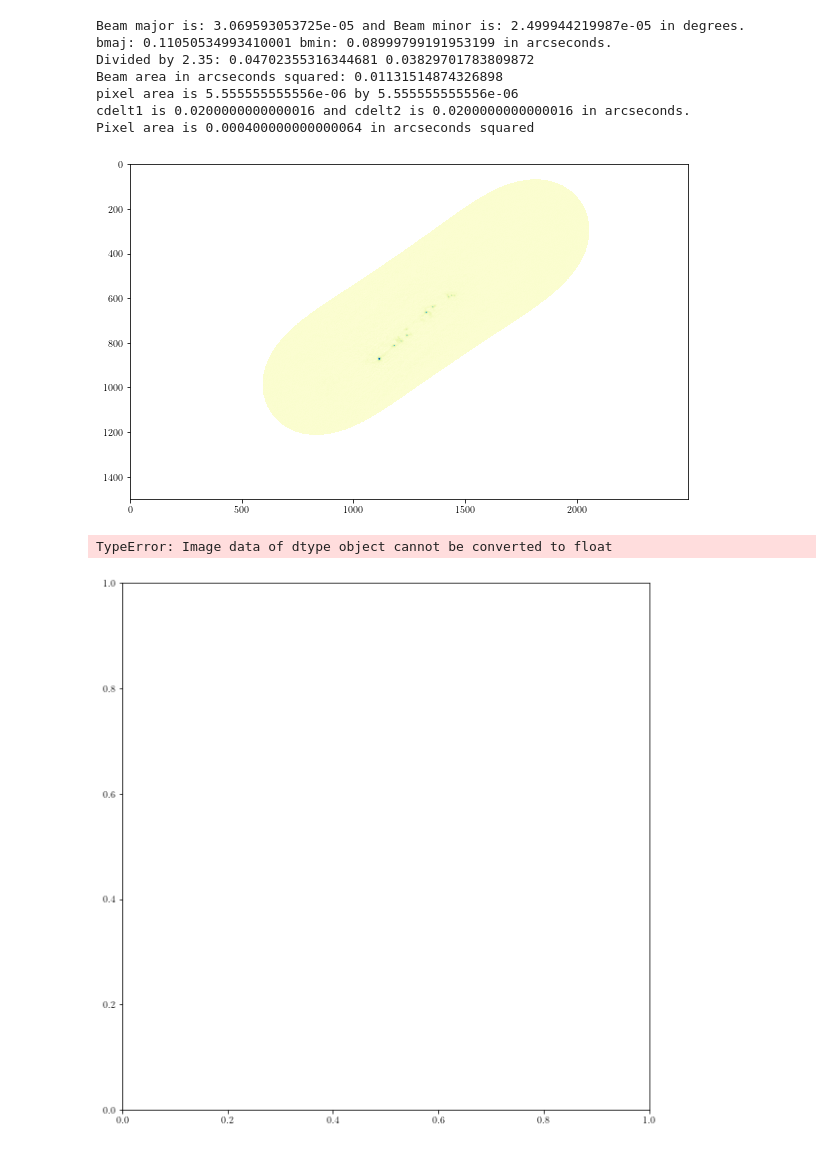
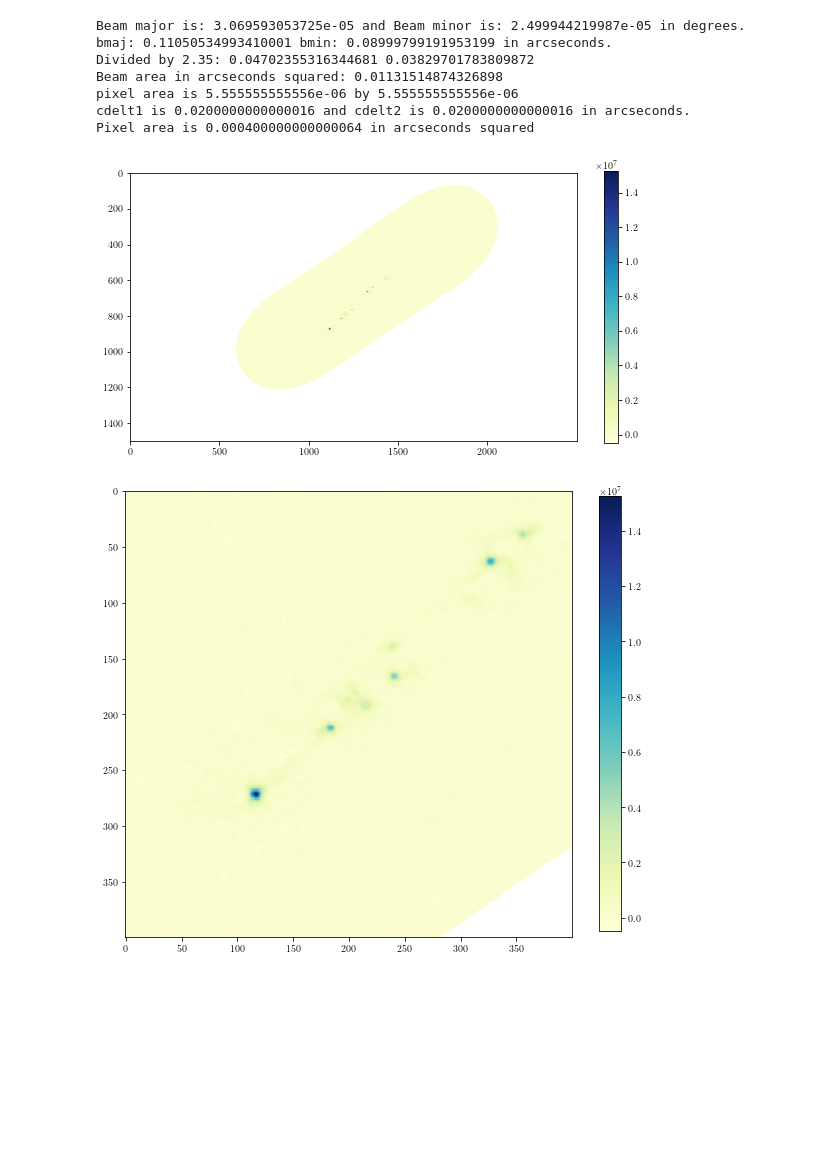
Before and after one commit to annadavidson/Summer-2020-Research, a Jupyter notebook: Continuum Emission Mass Map.ipynb, the cells around one changed output. Drawn from its saved outputs; the diff is of its cells as text; code cells hidden in the pictures; blank space fills up the shorter version.

```diff
--- a/Continuum Emission Mass Map.ipynb
+++ b/Continuum Emission Mass Map.ipynb
@@ -141,21 +142,24 @@ Beam area in arcseconds squared: 0.01131514874326898
 pixel area is 5.555555555556e-06 by 5.555555555556e-06
 cdelt1 is 0.0200000000000016 and cdelt2 is 0.0200000000000016 in arcseconds.
 Pixel area is 0.000400000000000064 in arcseconds squared
-# %%
-fig2 = pylab.figure(1,figsize=(10,10))
-ax2 = pylab.subplot()
-im2 = pylab.imshow(image_mass,cmap='YlGnBu')
-# %% [output]
-[figure, removed]
+# %%
+fig2 = pylab.figure(1,figsize=(10,10))
+ax2 = pylab.subplot()
+fig2.colorbar(im2, ax=ax2, shrink = 0.5) #colorbar shrink is set to size the bar, would love a better way to do this
+#see https://matplotlib.org/3.1.0/gallery/color/colorbar_basics.html#sphx-glr-gallery-color-colorbar-basics-py
+#or https://matplotlib.org/3.1.0/api/_as_gen/matplotlib.pyplot.colorbar.html#matplotlib.pyplot.colorbar
+im2 = pylab.imshow(image_mass,cmap='YlGnBu')
+# %% [output]
+[figure, added]
 # %%
 #Make a cutout -- from https://docs.astropy.org/en/stable/nddata/utils.html#cutout-images
-position = (1200.0, 800.0)
-size = (500, 500)     # pixels
+position = (1200.0, 800.0) #center of the cutout
+size = (400, 400)     #dimension of cutout in pixels
 cutout = Cutout2D(image_mass, position, size)
 
 fig3 = pylab.figure(1,figsize=(10,10))
 ax3 = pylab.subplot()
-im3 = pylab.imshow(cutout,cmap='YlGnBu')
+fig3.colorbar(im3, ax=ax3, shrink = 0.8)
+im3 = pylab.imshow(cutout.data,cmap='YlGnBu') #"The cutout array is stored in the data attribute of the Cutout2D instance. "
 # %% [output]
-TypeError: Image data of dtype object cannot be converted to float
-[figure, old version]
+[figure, new version]
```
Also changed, not shown: parts of 3 cells of this notebook, 6 other files.
